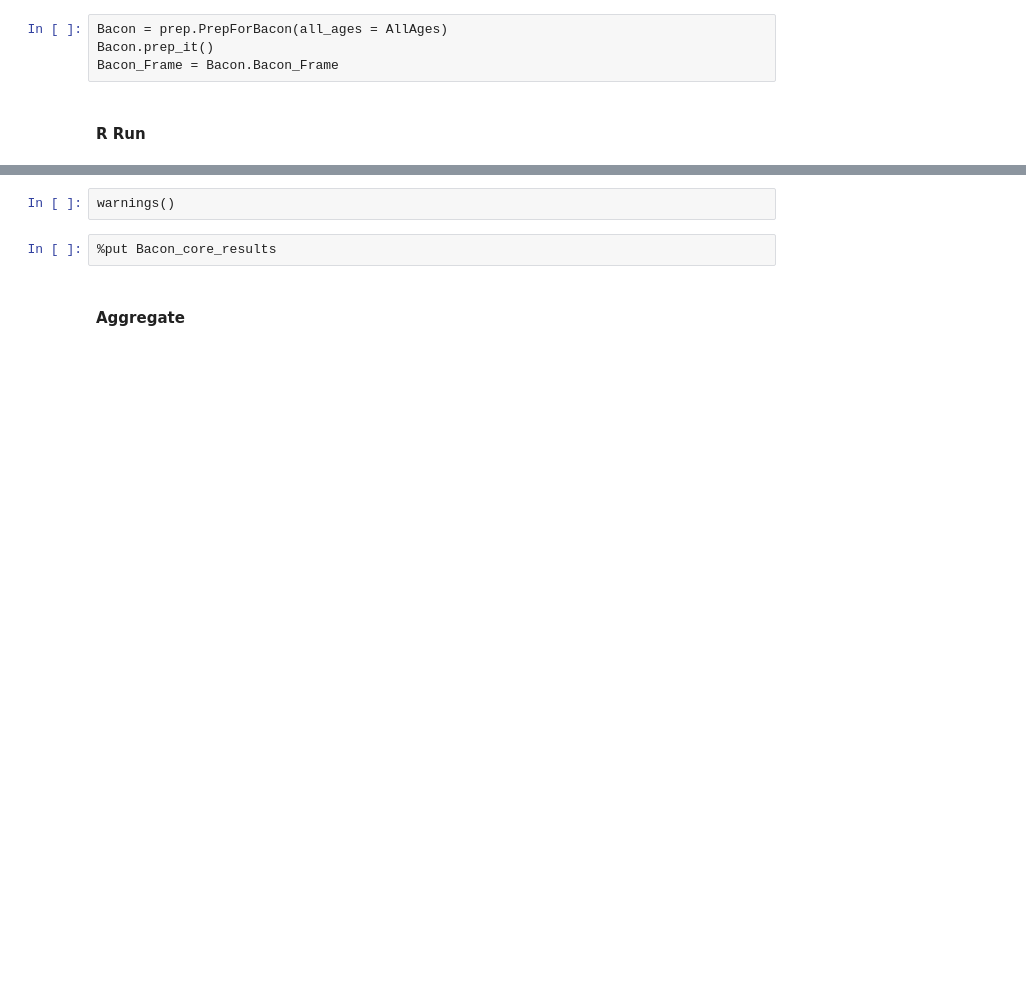
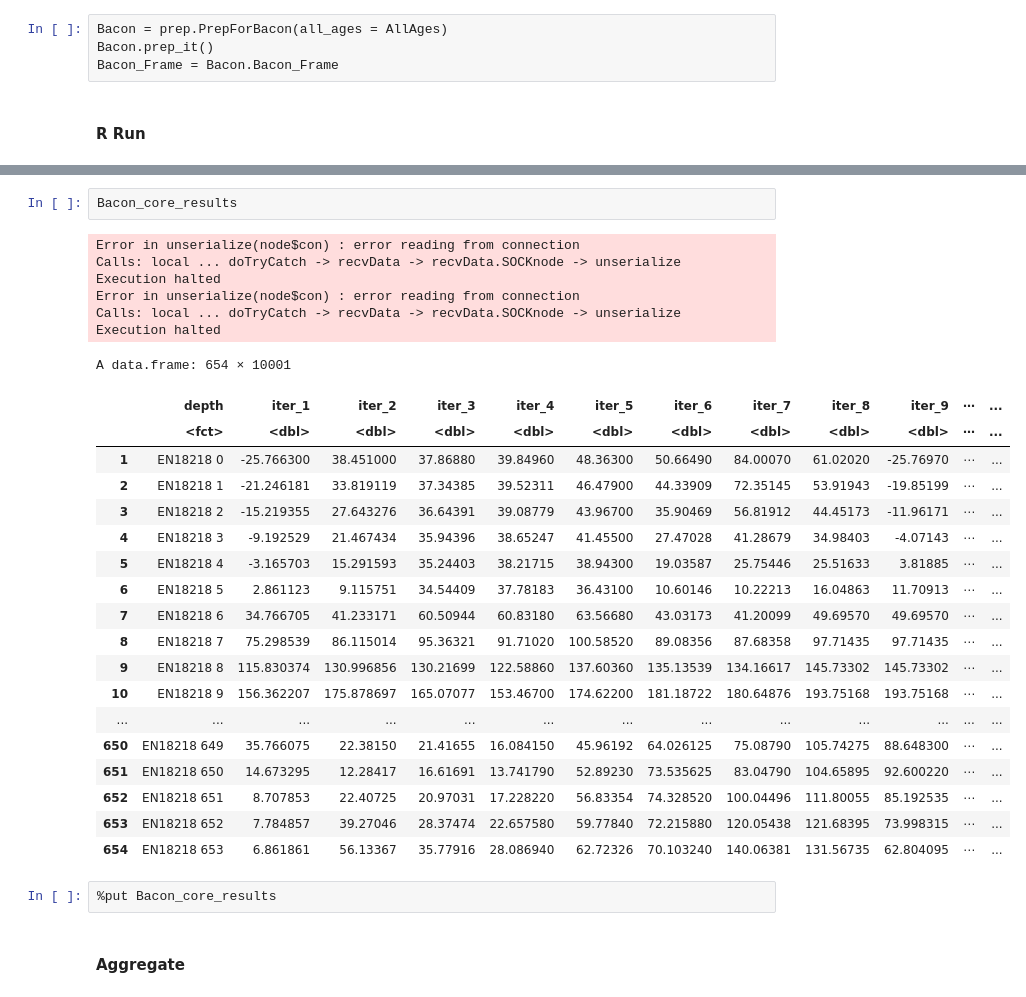
Before and after one commit to GPawi/LANDO, a Jupyter notebook: LANDO.ipynb, the cells around one changed output, grey strips where cells are left out. Drawn from its saved outputs; the diff is of its cells as text; blank space fills up the shorter version.

```diff
--- a/LANDO.ipynb
+++ b/LANDO.ipynb
@@ -314,5 +312,31 @@ Running Bacon for core EN18218 (attempt 5, ssize = 50625)
-# %%
-warnings()
+# %%
+Bacon_core_results
+# %% [output]
+Error in unserialize(node$con) : error reading from connection
+Calls: local ... doTryCatch -> recvData -> recvData.SOCKnode -> unserialize
+Execution halted
+Error in unserialize(node$con) : error reading from connection
+Calls: local ... doTryCatch -> recvData -> recvData.SOCKnode -> unserialize
+Execution halted
+A data.frame: 654 × 10001
+|  | depth | iter_1 | iter_2 | iter_3 | iter_4 | iter_5 | iter_6 | iter_7 | iter_8 | iter_9 | ⋯ | ... |
+|  | <fct> | <dbl> | <dbl> | <dbl> | <dbl> | <dbl> | <dbl> | <dbl> | <dbl> | <dbl> | ⋯ | ... |
+| 1 | EN18218 0 | -25.766300 | 38.451000 | 37.86880 | 39.84960 | 48.36300 | 50.66490 | 84.00070 | 61.02020 | -25.76970 | ⋯ | ... |
+| 2 | EN18218 1 | -21.246181 | 33.819119 | 37.34385 | 39.52311 | 46.47900 | 44.33909 | 72.35145 | 53.91943 | -19.85199 | ⋯ | ... |
+| 3 | EN18218 2 | -15.219355 | 27.643276 | 36.64391 | 39.08779 | 43.96700 | 35.90469 | 56.81912 | 44.45173 | -11.96171 | ⋯ | ... |
+| 4 | EN18218 3 | -9.192529 | 21.467434 | 35.94396 | 38.65247 | 41.45500 | 27.47028 | 41.28679 | 34.98403 | -4.07143 | ⋯ | ... |
+| 5 | EN18218 4 | -3.165703 | 15.291593 | 35.24403 | 38.21715 | 38.94300 | 19.03587 | 25.75446 | 25.51633 | 3.81885 | ⋯ | ... |
+| 6 | EN18218 5 | 2.861123 | 9.115751 | 34.54409 | 37.78183 | 36.43100 | 10.60146 | 10.22213 | 16.04863 | 11.70913 | ⋯ | ... |
+| 7 | EN18218 6 | 34.766705 | 41.233171 | 60.50944 | 60.83180 | 63.56680 | 43.03173 | 41.20099 | 49.69570 | 49.69570 | ⋯ | ... |
+| 8 | EN18218 7 | 75.298539 | 86.115014 | 95.36321 | 91.71020 | 100.58520 | 89.08356 | 87.68358 | 97.71435 | 97.71435 | ⋯ | ... |
+| 9 | EN18218 8 | 115.830374 | 130.996856 | 130.21699 | 122.58860 | 137.60360 | 135.13539 | 134.16617 | 145.73302 | 145.73302 | ⋯ | ... |
+| 10 | EN18218 9 | 156.362207 | 175.878697 | 165.07077 | 153.46700 | 174.62200 | 181.18722 | 180.64876 | 193.75168 | 193.75168 | ⋯ | ... |
+| ... | ... | ... | ... | ... | ... | ... | ... | ... | ... | ... | ... | ... |
+| 650 | EN18218 649 | 35.766075 | 22.38150 | 21.41655 | 16.084150 | 45.96192 | 64.026125 | 75.08790 | 105.74275 | 88.648300 | ⋯ | ... |
+| 651 | EN18218 650 | 14.673295 | 12.28417 | 16.61691 | 13.741790 | 52.89230 | 73.535625 | 83.04790 | 104.65895 | 92.600220 | ⋯ | ... |
+| 652 | EN18218 651 | 8.707853 | 22.40725 | 20.97031 | 17.228220 | 56.83354 | 74.328520 | 100.04496 | 111.80055 | 85.192535 | ⋯ | ... |
+| 653 | EN18218 652 | 7.784857 | 39.27046 | 28.37474 | 22.657580 | 59.77840 | 72.215880 | 120.05438 | 121.68395 | 73.998315 | ⋯ | ... |
+| 654 | EN18218 653 | 6.861861 | 56.13367 | 35.77916 | 28.086940 | 62.72326 | 70.103240 | 140.06381 | 131.56735 | 62.804095 | ⋯ | ... |
 # %%
 %put Bacon_core_results
 # %% [markdown]
```
Also changed, not shown: parts of 4 cells of this notebook, 3 other files.
